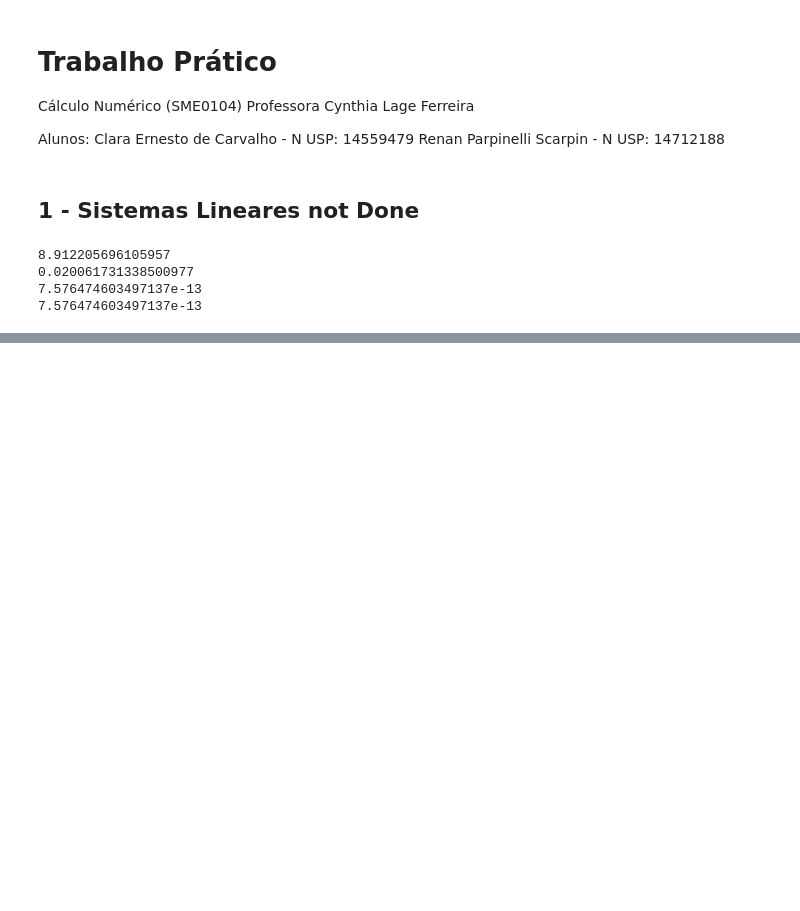
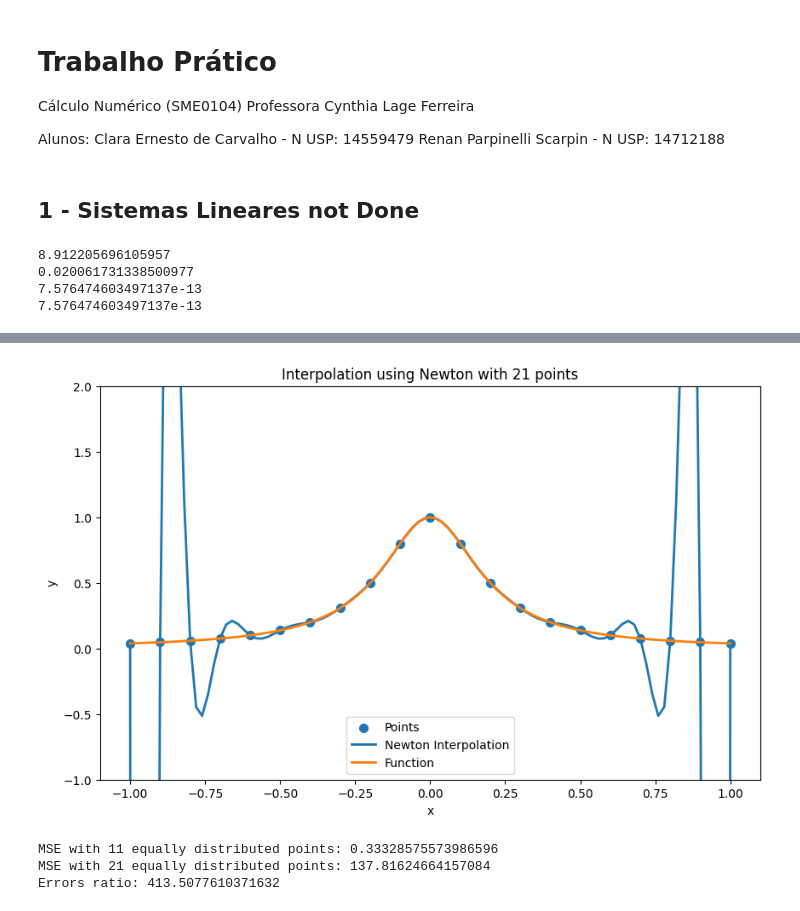
Before and after one commit to clr-cera/CalcNum, a Jupyter notebook: projeto_final.ipynb, the cells around one changed output, grey strips where cells are left out. Drawn from its saved outputs; the diff is of its cells as text; code cells hidden in the pictures; blank space fills up the shorter version.

```diff
--- a/projeto_final.ipynb
+++ b/projeto_final.ipynb
@@ -62,0 +266,23 @@ print(np.linalg.norm(L@U - A))
+# %%
+ysn = newton_interpolation(xi, yi, xs)
+# %%
+plt.figure(figsize=(10,6),facecolor='white')
+plt.title(f'Interpolation using Newton with {n} points')
+plt.xlabel('x')
+plt.ylabel('y')
+plt.scatter(xi,yi,label = 'Points',linewidth = 2)
+plt.plot(xs,ysn,label = 'Newton Interpolation',linewidth = 2)
+plt.plot(xs,yf,label = 'Function',linewidth = 2)
+plt.legend()
+plt.ylim(-1, 2)
+plt.show()
+# %% [output]
+[figure, added]
+# %%
+print(f'MSE with 11 equally distributed points: {mse_11}')
+print(f'MSE with 21 equally distributed points: {mse_21}')
+print(f'Errors ratio: {mse_21/mse_11}')
+# %% [output]
+MSE with 11 equally distributed points: 0.33328575573986596
+MSE with 21 equally distributed points: 137.81624664157084
+Errors ratio: 413.5077610371632
```
Also changed, not shown: parts of 54 cells of this notebook, 2 other files.
